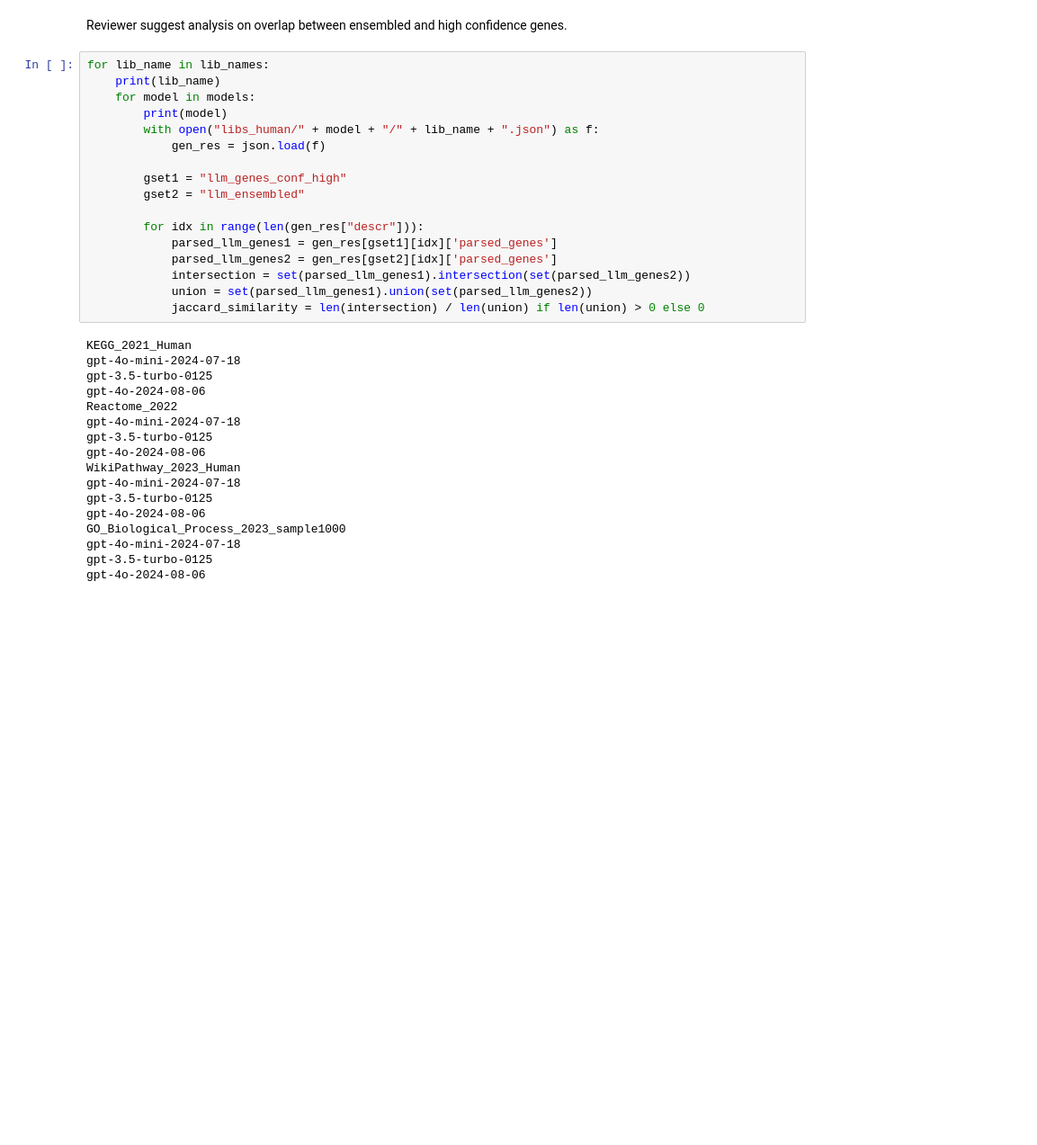
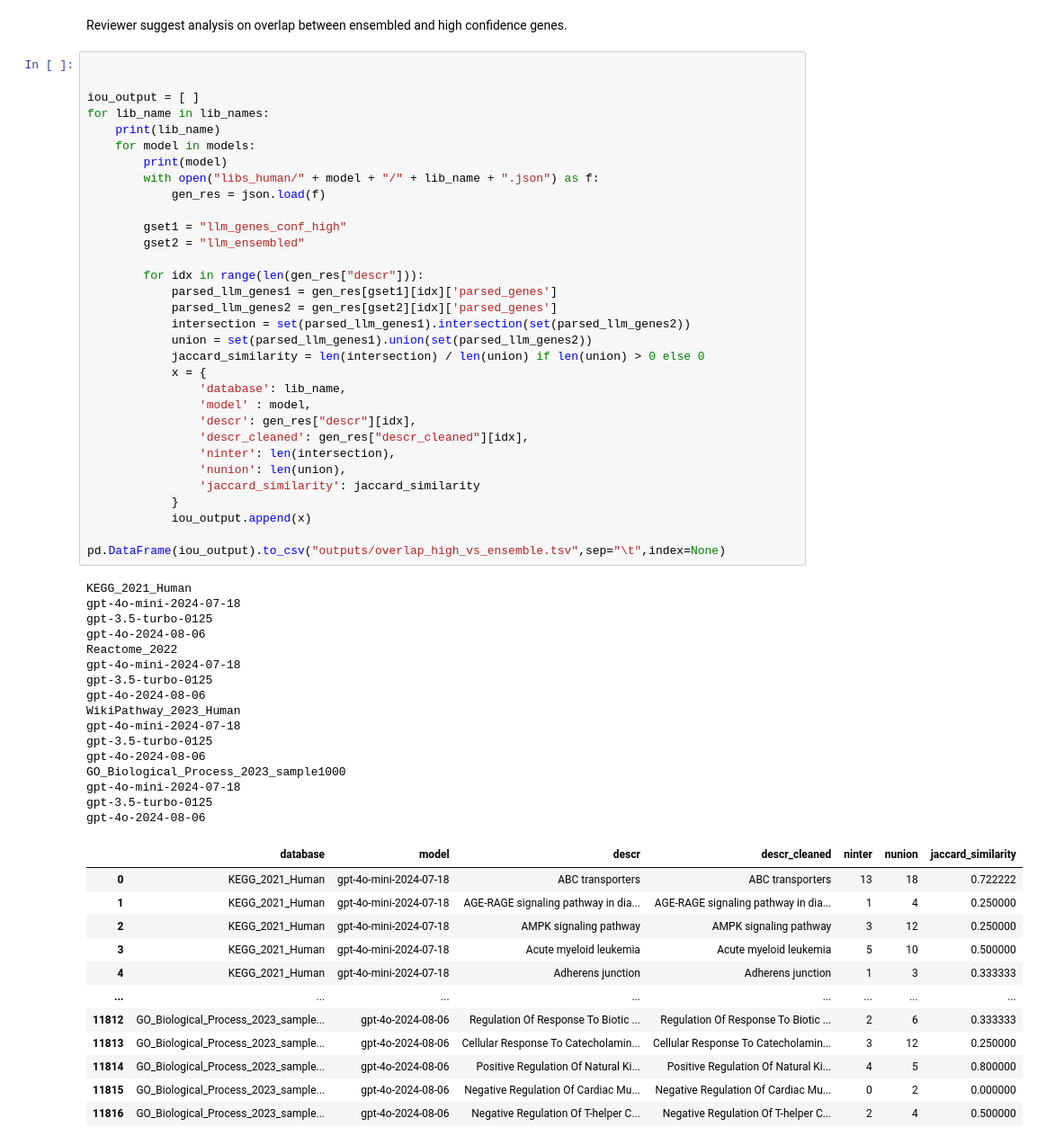
Before and after one commit to Alector-BIO/llm2geneset, a Jupyter notebook: notebooks/12_genes_overlap_outs.ipynb, the cells around one changed output. Shown at 90% size. Cells and saved outputs as stored; diff of their text form; blank space fills up the shorter version.

```diff
--- a/notebooks/12_genes_overlap_outs.ipynb
+++ b/notebooks/12_genes_overlap_outs.ipynb
@@ -230,36 +230,63 @@ df.to_csv("outputs/genes_overlap.tsv",sep="\t",index=None)
 # %% [markdown]
 Reviewer suggest analysis on overlap between ensembled and high confidence genes.
 # %%
+
+
+iou_output = [ ]
 for lib_name in lib_names:
     print(lib_name)
     for model in models:
         print(model)
         with open("libs_human/" + model + "/" + lib_name + ".json") as f:
             gen_res = json.load(f)
 
         gset1 = "llm_genes_conf_high"
         gset2 = "llm_ensembled"
 
         for idx in range(len(gen_res["descr"])):
             parsed_llm_genes1 = gen_res[gset1][idx]['parsed_genes']
             parsed_llm_genes2 = gen_res[gset2][idx]['parsed_genes']
             intersection = set(parsed_llm_genes1).intersection(set(parsed_llm_genes2))
             union = set(parsed_llm_genes1).union(set(parsed_llm_genes2))
             jaccard_similarity = len(intersection) / len(union) if len(union) > 0 else 0
+            x = {
+                'database': lib_name,
+                'model' : model,
+                'descr': gen_res["descr"][idx],
+                'descr_cleaned': gen_res["descr_cleaned"][idx],
+                'ninter': len(intersection),
+                'nunion': len(union),
+                'jaccard_similarity': jaccard_similarity
+            }
+            iou_output.append(x)
+
+pd.DataFrame(iou_output).to_csv("outputs/overlap_high_vs_ensemble.tsv",sep="\t",index=None)
 # %% [output]
 KEGG_2021_Human
 gpt-4o-mini-2024-07-18
 gpt-3.5-turbo-0125
 gpt-4o-2024-08-06
 Reactome_2022
 gpt-4o-mini-2024-07-18
 gpt-3.5-turbo-0125
 gpt-4o-2024-08-06
 WikiPathway_2023_Human
 gpt-4o-mini-2024-07-18
 gpt-3.5-turbo-0125
 gpt-4o-2024-08-06
 GO_Biological_Process_2023_sample1000
 gpt-4o-mini-2024-07-18
 gpt-3.5-turbo-0125
 gpt-4o-2024-08-06
+|  | database | model | descr | descr_cleaned | ninter | nunion | jaccard_similarity |
+| 0 | KEGG_2021_Human | gpt-4o-mini-2024-07-18 | ABC transporters | ABC transporters | 13 | 18 | 0.722222 |
+| 1 | KEGG_2021_Human | gpt-4o-mini-2024-07-18 | AGE-RAGE signaling pathway in dia... | AGE-RAGE signaling pathway in dia... | 1 | 4 | 0.250000 |
+| 2 | KEGG_2021_Human | gpt-4o-mini-2024-07-18 | AMPK signaling pathway | AMPK signaling pathway | 3 | 12 | 0.250000 |
+| 3 | KEGG_2021_Human | gpt-4o-mini-2024-07-18 | Acute myeloid leukemia | Acute myeloid leukemia | 5 | 10 | 0.500000 |
+| 4 | KEGG_2021_Human | gpt-4o-mini-2024-07-18 | Adherens junction | Adherens junction | 1 | 3 | 0.333333 |
+| ... | ... | ... | ... | ... | ... | ... | ... |
+| 11812 | GO_Biological_Process_2023_sample... | gpt-4o-2024-08-06 | Regulation Of Response To Biotic ... | Regulation Of Response To Biotic ... | 2 | 6 | 0.333333 |
+| 11813 | GO_Biological_Process_2023_sample... | gpt-4o-2024-08-06 | Cellular Response To Catecholamin... | Cellular Response To Catecholamin... | 3 | 12 | 0.250000 |
+| 11814 | GO_Biological_Process_2023_sample... | gpt-4o-2024-08-06 | Positive Regulation Of Natural Ki... | Positive Regulation Of Natural Ki... | 4 | 5 | 0.800000 |
+| 11815 | GO_Biological_Process_2023_sample... | gpt-4o-2024-08-06 | Negative Regulation Of Cardiac Mu... | Negative Regulation Of Cardiac Mu... | 0 | 2 | 0.000000 |
+| 11816 | GO_Biological_Process_2023_sample... | gpt-4o-2024-08-06 | Negative Regulation Of T-helper C... | Negative Regulation Of T-helper C... | 2 | 4 | 0.500000 |
```
Also changed, not shown: parts of 1 cell of this notebook, 3 other files.
